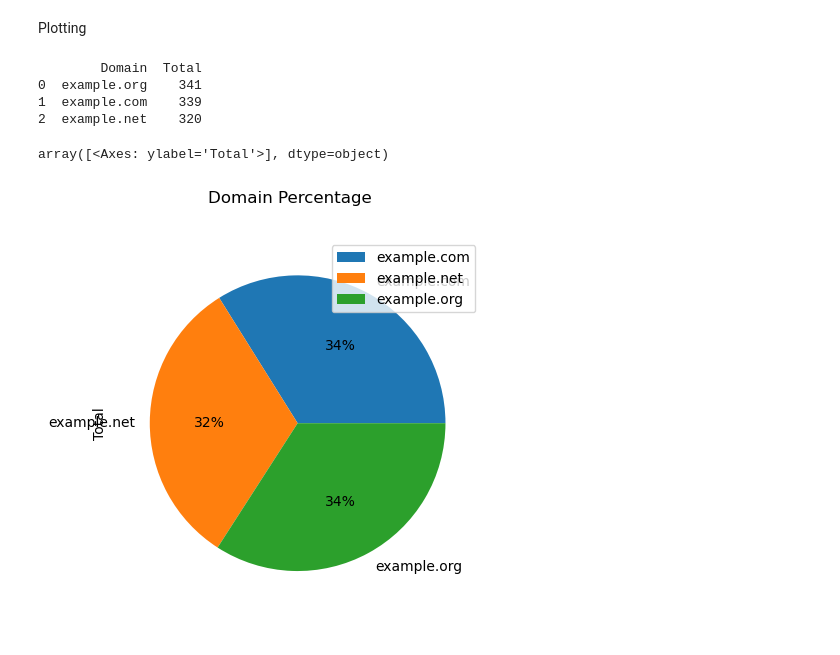
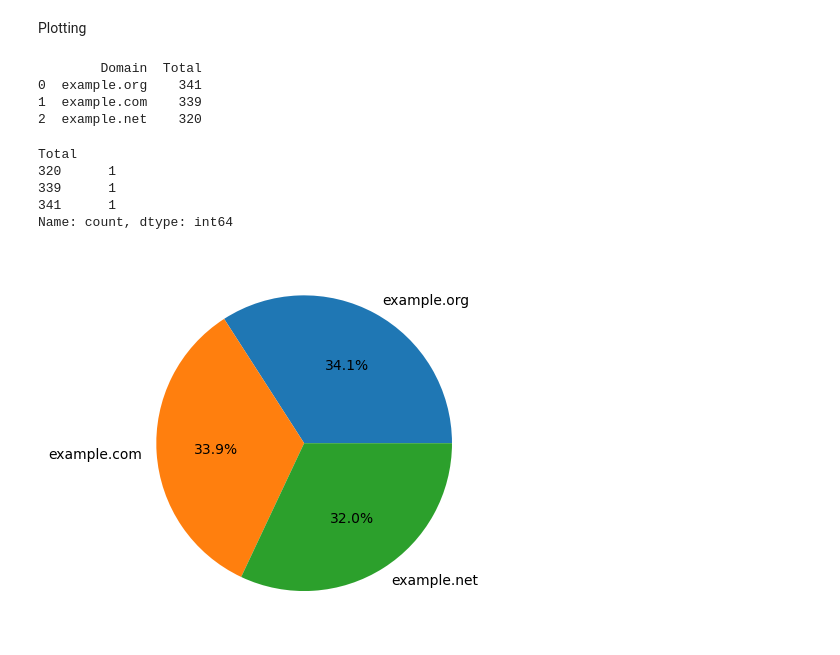
Before and after one commit to PCM11/PFDA---Assignments, a Jupyter notebook: assignment03-pie.ipynb, the cells around one changed output. Cells and saved outputs as stored; diff of their text form; code cells hidden in the pictures.

Commit message:
Pie chart edited

```diff
--- a/assignment03-pie.ipynb
+++ b/assignment03-pie.ipynb
@@ -41,17 +47,27 @@ Name: count, dtype: int64
 # %% [markdown]
 Plotting
 # %%
-# Pie Chart
+# Plot Pie Chart
 
 data = pd.DataFrame({'Domain': ['example.org', 'example.com', 'example.net'], 'Total': [341, 339, 320]})
 print (data)
+
+data.groupby(['Domain']).sum().value_counts()
 # %% [output]
         Domain  Total
 0  example.org    341
 1  example.com    339
 2  example.net    320
+Total
+320      1
+339      1
+341      1
+Name: count, dtype: int64
-# %%
-data.groupby(['Domain']).sum().plot(kind='pie', autopct='%1.0f%%', title='Domain Percentage', subplots=True)
-# %% [output]
-array([<Axes: ylabel='Total'>], dtype=object)
-[figure, removed]
+# %%
+#Create a Pie Chart
+
+data = pd.DataFrame({'Domain': ['example.org', 'example.com', 'example.net'], 'Total': [341, 339, 320]})
+plt.pie(data['Total'], labels=data['Domain'], autopct='%1.1f%%')
+plt.show()
+# %% [output]
+[figure, added]
```
Also changed, not shown: parts of 7 cells of this notebook, 1 other file.
